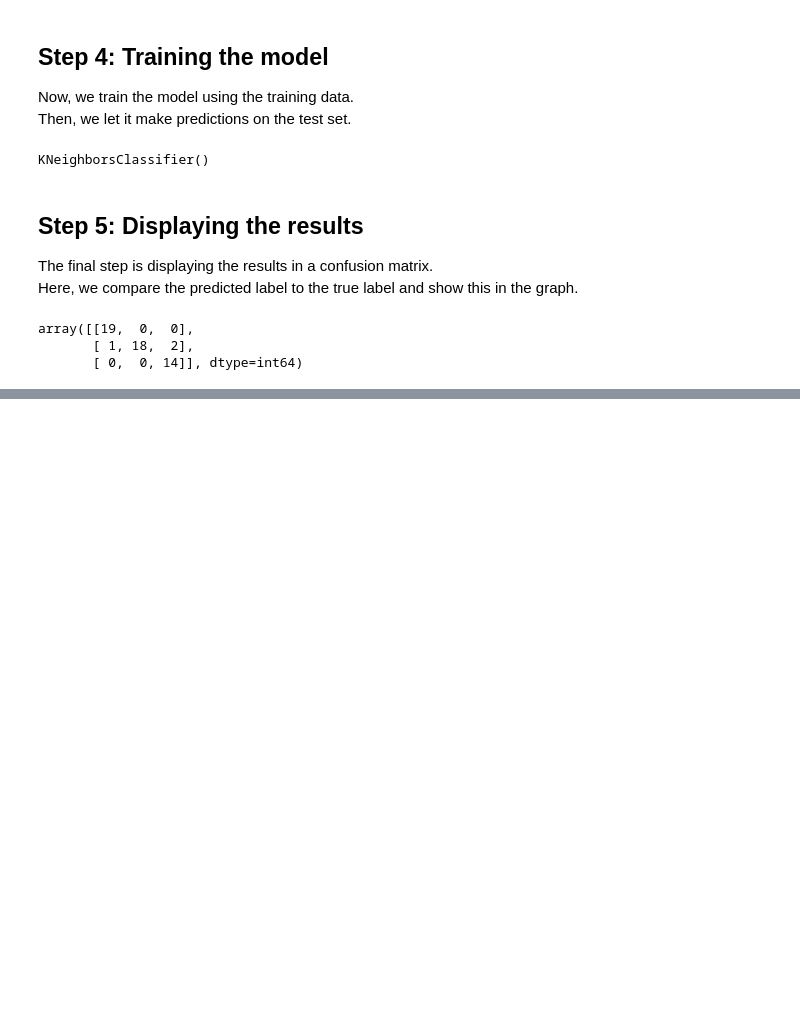
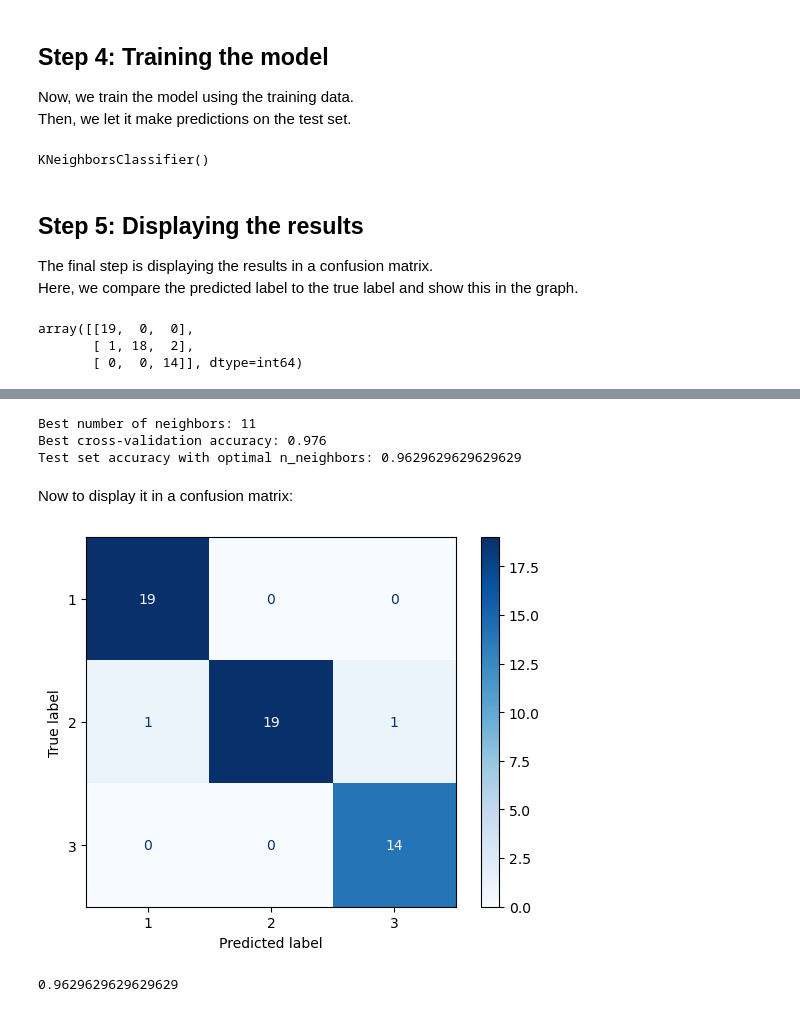
Before and after one commit to PieterSchoolHAN/DataMiningProject, a Jupyter notebook: KNN Wine.ipynb, the cells around one changed output, grey strips where cells are left out. Cells and saved outputs as stored; diff of their text form; code cells hidden in the pictures; blank space fills up the shorter version.

```diff
--- a/KNN Wine.ipynb
+++ b/KNN Wine.ipynb
@@ -223,0 +235,46 @@ accuracy = accuracy_score(y_test, y_pred)
+# %%
+# Importing the package
+from sklearn.model_selection import GridSearchCV
+
+# Define the range of neighbors to test
+param_grid = {'n_neighbors': range(1, 21)}
+
+# Initialize GridSearchCV with the KNN model and the parameter grid
+grid_search = GridSearchCV(KNeighborsClassifier(), param_grid, cv=5, scoring='accuracy')
+grid_search.fit(X_train, y_train)
+
+# Find the best parameters and model
+best_n_neighbors = grid_search.best_params_['n_neighbors']
+best_score = grid_search.best_score_
+print("Best number of neighbors:", best_n_neighbors)
+print("Best cross-validation accuracy:", best_score)
+
+# Train the final model with the optimal n_neighbors
+knn_best = KNeighborsClassifier(n_neighbors=best_n_neighbors)
+knn_best.fit(X_train, y_train)
+
+# Evaluate on the test set
+y_pred_best = knn_best.predict(X_test)
+accuracy_best = accuracy_score(y_test, y_pred_best)
+print("Test set accuracy with optimal n_neighbors:", accuracy_best)
+# %% [output]
+Best number of neighbors: 11
+Best cross-validation accuracy: 0.976
+Test set accuracy with optimal n_neighbors: 0.9629629629629629
+# %% [markdown]
+Now to display it in a confusion matrix:
+# %%
+# Generate a confusion matrix using the predictions from the best model
+cm_best = confusion_matrix(y_test, y_pred_best, labels=knn_best.classes_)
+
+# Display the confusion matrix with blue color scheme
+disp = ConfusionMatrixDisplay(confusion_matrix=cm_best, display_labels=knn_best.classes_)
+disp.plot(cmap="Blues")
+plt.show()
+# %% [output]
+[figure, added]
+# %%
+accuracy = accuracy_score(y_test, y_pred_best)
+accuracy
+# %% [output]
+0.9629629629629629
```
Also changed, not shown: parts of 13 cells of this notebook, 1 other file.
